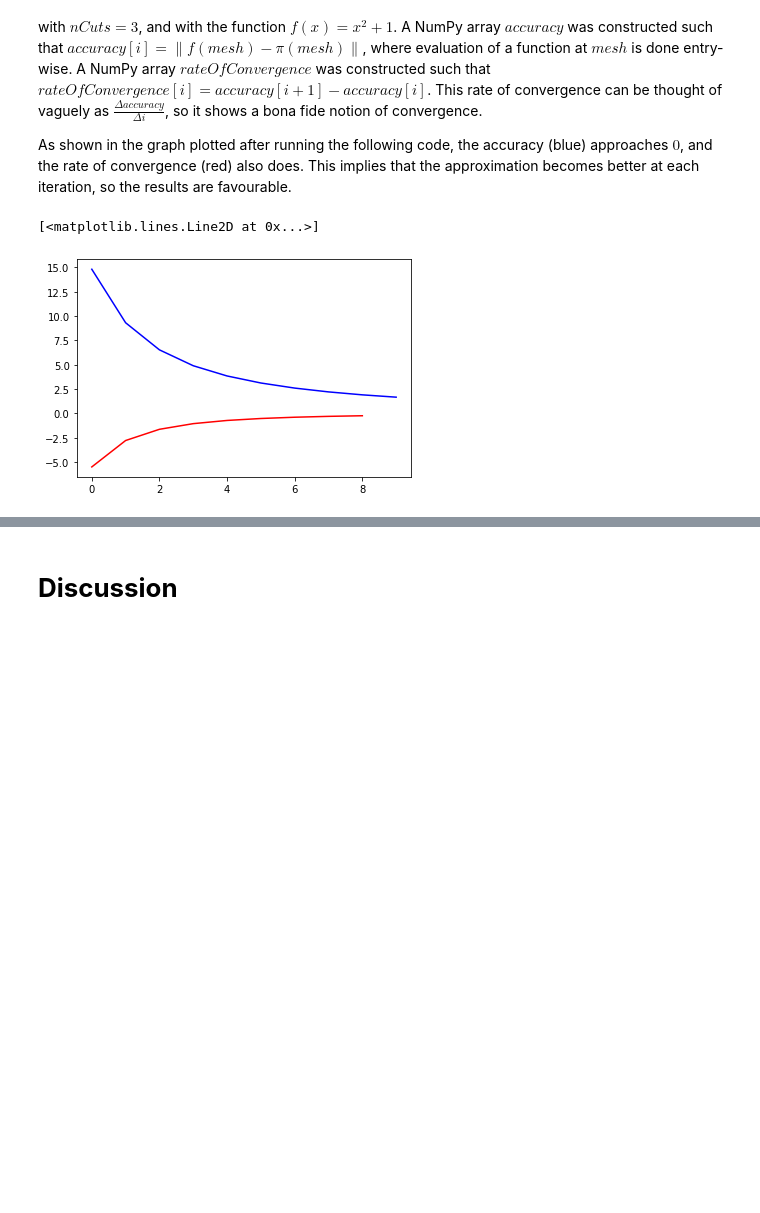
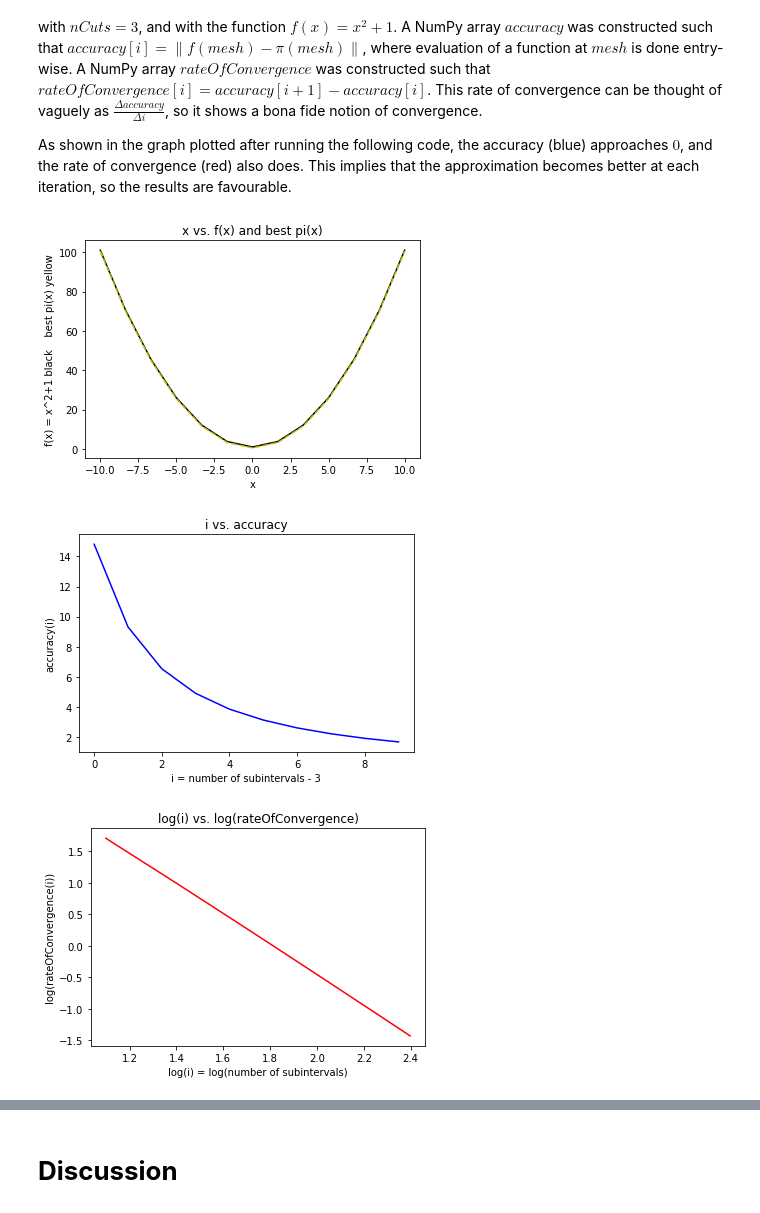
Before and after one commit to johanhoffman/DD2363-VT20, a Jupyter notebook: Lab-4/iZafiro_lab4.ipynb, the cells around one changed output, grey strips where cells are left out. Drawn from its saved outputs; the diff is of its cells as text; code cells hidden in the pictures; blank space fills up the shorter version.

```diff
--- a/Lab-4/iZafiro_lab4.ipynb
+++ b/Lab-4/iZafiro_lab4.ipynb
@@ -184,33 +184,50 @@ As shown in the graph plotted after running the following code, the accuracy (bl
 # %%
 def construct1DMesh(nCuts):
   h = 20.0/nCuts
   mesh = np.empty(nCuts + 1)
   for i in range(nCuts):
     mesh[i] = -10 + i*h
   mesh[nCuts] = 10
   return mesh
 
 x = sp.symbols('x')
 y = sp.symbols('y')
 u = sp.symbols('u')
 v = sp.symbols('v')
 
 accuracy = np.empty(10)
 rateOfConvergence = np.empty(9)
 for i in range(10):
   mesh = construct1DMesh(3 + i)
   vectorizedFunc = np.vectorize(lambda t: t**2 + 1)
   exactEval = vectorizedFunc(mesh)
   projEval = get1DPWLinearApproximation(x**2 + 1, mesh)
   accuracy[i] = np.linalg.norm(exactEval - projEval)
 for i in range(9):
-  rateOfConvergence[i] = accuracy[i + 1] - accuracy[i]
+  rateOfConvergence[i] = abs(accuracy[i + 1] - accuracy[i])
+
+plt.plot([mesh[i] for i in range(len(mesh))], [mesh[i]**2 + 1 for i in range(len(mesh))], 'k-')
+plt.plot([mesh[i] for i in range(len(mesh))], [projEval[i] for i in range(len(projEval))], 'y--')
+plt.xlabel('x')
+plt.ylabel('f(x) = x^2+1 black    best pi(x) yellow')
+plt.title('x vs. f(x) and best pi(x)')
+plt.show()
 
 plt.plot(accuracy, color="blue")
-plt.plot(rateOfConvergence, color="red")
+plt.xlabel('i = number of subintervals - 3')
+plt.ylabel('accuracy(i)')
+plt.title('i vs. accuracy')
+plt.show()
+
+plt.plot([math.log(3 + i) for i in range(9)], [math.log(rateOfConvergence[i]) for i in range(9)], color="red")
+plt.xlabel('log(i) = log(number of subintervals)')
+plt.ylabel('log(rateOfConvergence(i))')
+plt.title('log(i) vs. log(rateOfConvergence)')
+plt.show()
 # %% [output]
-[<matplotlib.lines.Line2D at 0x...>]
-[figure, old version]
+[figure, new version]
+[figure, added]
+[figure, added]
 # %% [markdown]
 To test the get2DPWLinearApproximation function an analogous test is performed, although the 1D mesh is now a 2D mesh obtained by dividing the region $[-10, 10]^2$ into $2*nCuts^2$ isosceles triangles. The $x$ and $y$ components are divided in a way similar to the $1D$ case, and the resulting squares are each divided into $2$ triangles at the diagonal that goes from bottom left to top right. The only other significant difference to the 1D case is that $accuracy$ is defined such that $accuracy[i] = avg(f(points) - \pi(points))$, where $points$ is the NumPy array of unique points in the mesh in an arbitrary but consistent order, and evaluation of a function at $points$ is done entry-wise. This change in the definition of $accuracy$ was made because the author feared that the definition with the norm would grow too much as adding points to the mesh also adds more dimensions to the evaluation arrays.
 
```
Also changed, not shown: parts of 3 cells of this notebook, 1 other file.
